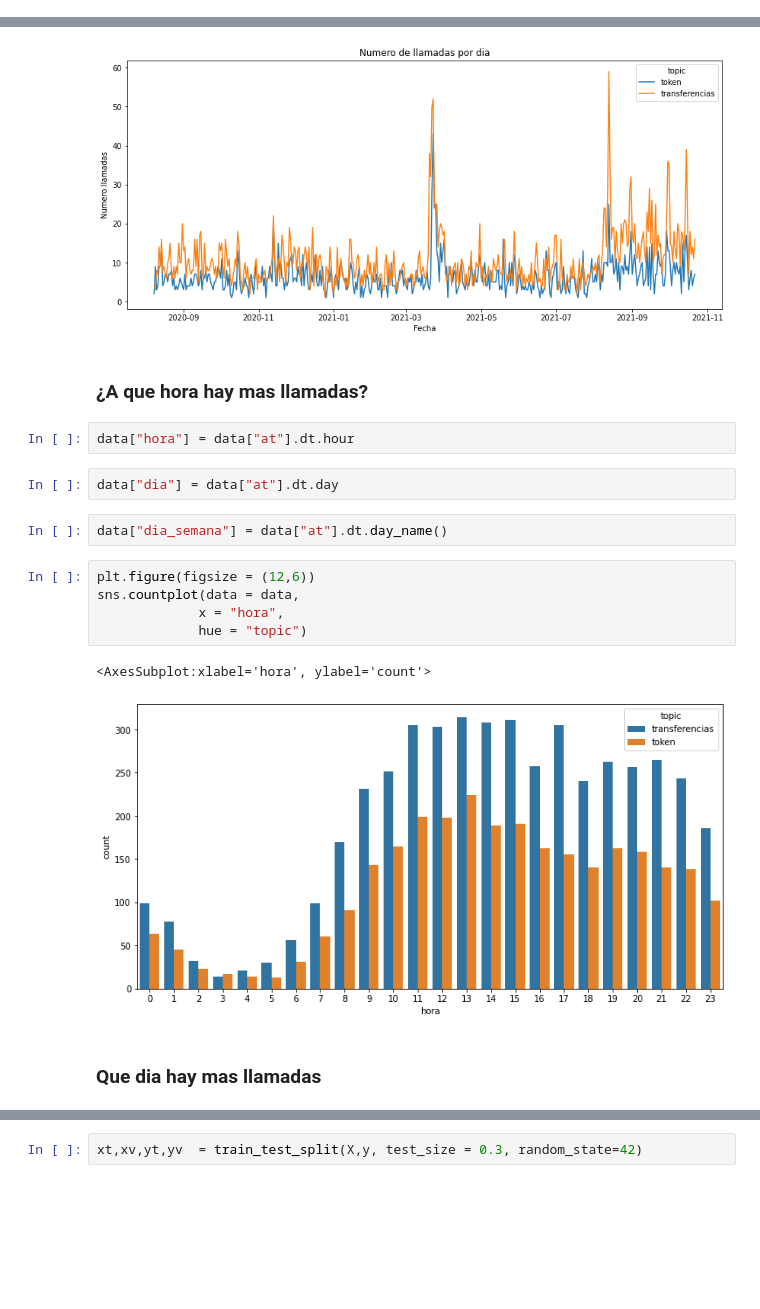
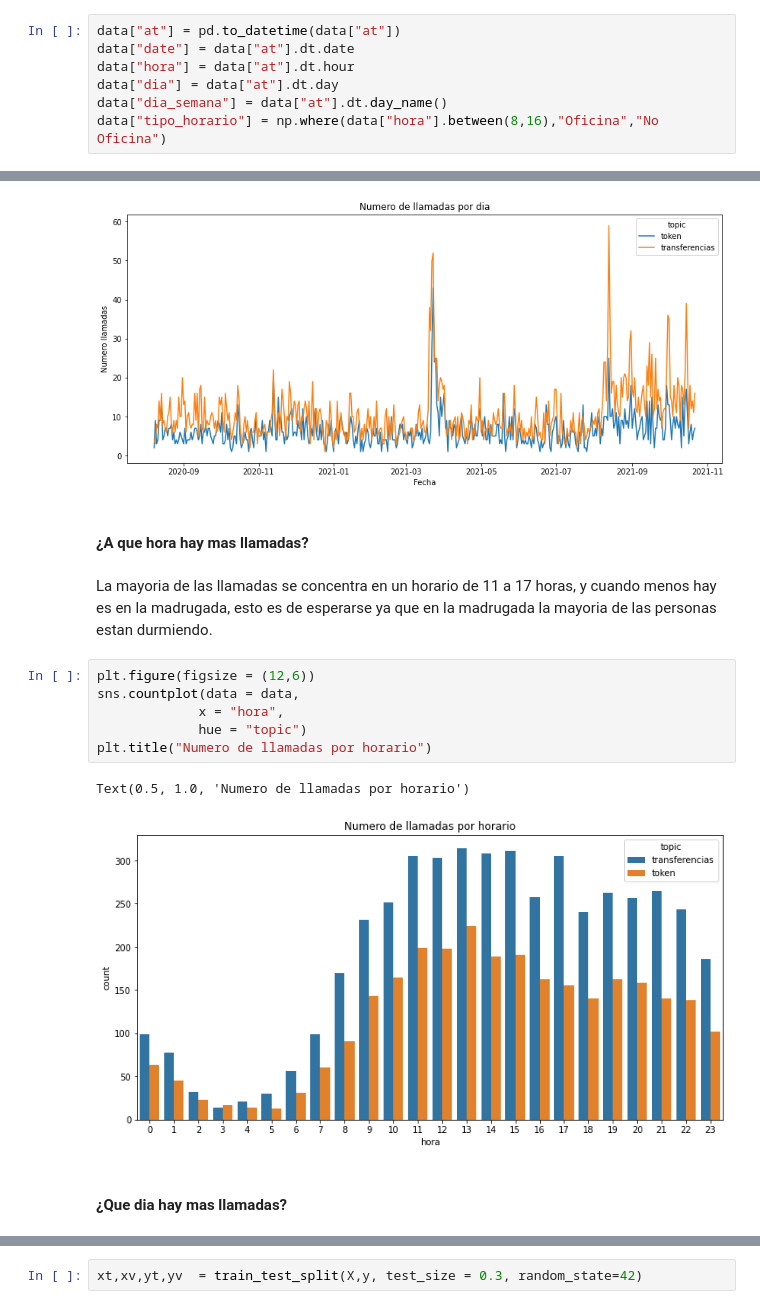
Before and after one commit to carloschong/examen-final-mod2, a Jupyter notebook: Examen.ipynb, the cells around one changed output, grey strips where cells are left out. Drawn from its saved outputs; the diff is of its cells as text; blank space fills up the shorter version.

```diff
--- a/Examen.ipynb
+++ b/Examen.ipynb
@@ -94 +196,8 @@ data.head(5)
+# %%
+data["at"] = pd.to_datetime(data["at"])
+data["date"] = data["at"].dt.date
+data["hora"] = data["at"].dt.hour
+data["dia"] = data["at"].dt.day
+data["dia_semana"] = data["at"].dt.day_name()
+data["tipo_horario"] = np.where(data["hora"].between(8,16),"Oficina","No Oficina")
 # %% [markdown]
@@ -120,20 +230,17 @@ plt.ylabel("Numero llamadas")
 Text(0, 0.5, 'Numero llamadas')
 [figure]
 # %% [markdown]
-### ¿A que hora hay mas llamadas?
+#### ¿A que hora hay mas llamadas?
-# %%
-data["hora"] = data["at"].dt.hour
-# %%
-data["dia"] = data["at"].dt.day
-# %%
-data["dia_semana"] = data["at"].dt.day_name()
+# %% [markdown]
+La mayoria de las llamadas se concentra en un horario de 11 a 17 horas, y cuando menos hay es en la madrugada, esto es de esperarse ya que en la madrugada la mayoria de las personas estan durmiendo.
 # %%
 plt.figure(figsize = (12,6))
 sns.countplot(data = data,
              x = "hora",
              hue = "topic")
+plt.title("Numero de llamadas por horario")
 # %% [output]
-<AxesSubplot:xlabel='hora', ylabel='count'>
+Text(0.5, 1.0, 'Numero de llamadas por horario')
-[figure, old version]
+[figure, new version]
 # %% [markdown]
-### Que dia hay mas llamadas
+#### ¿Que dia hay mas llamadas?
```
Also changed, not shown: parts of 195 cells of this notebook, 9 other files.
